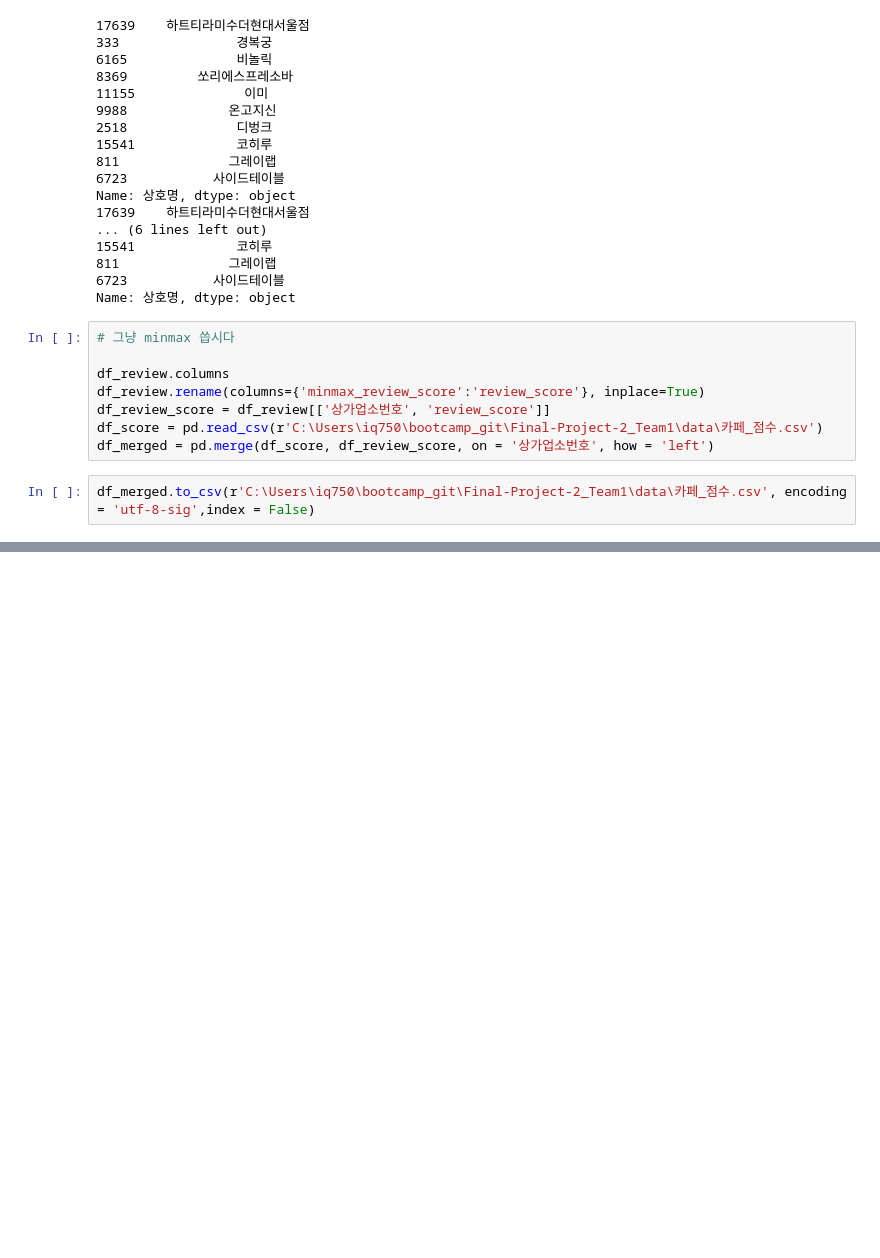
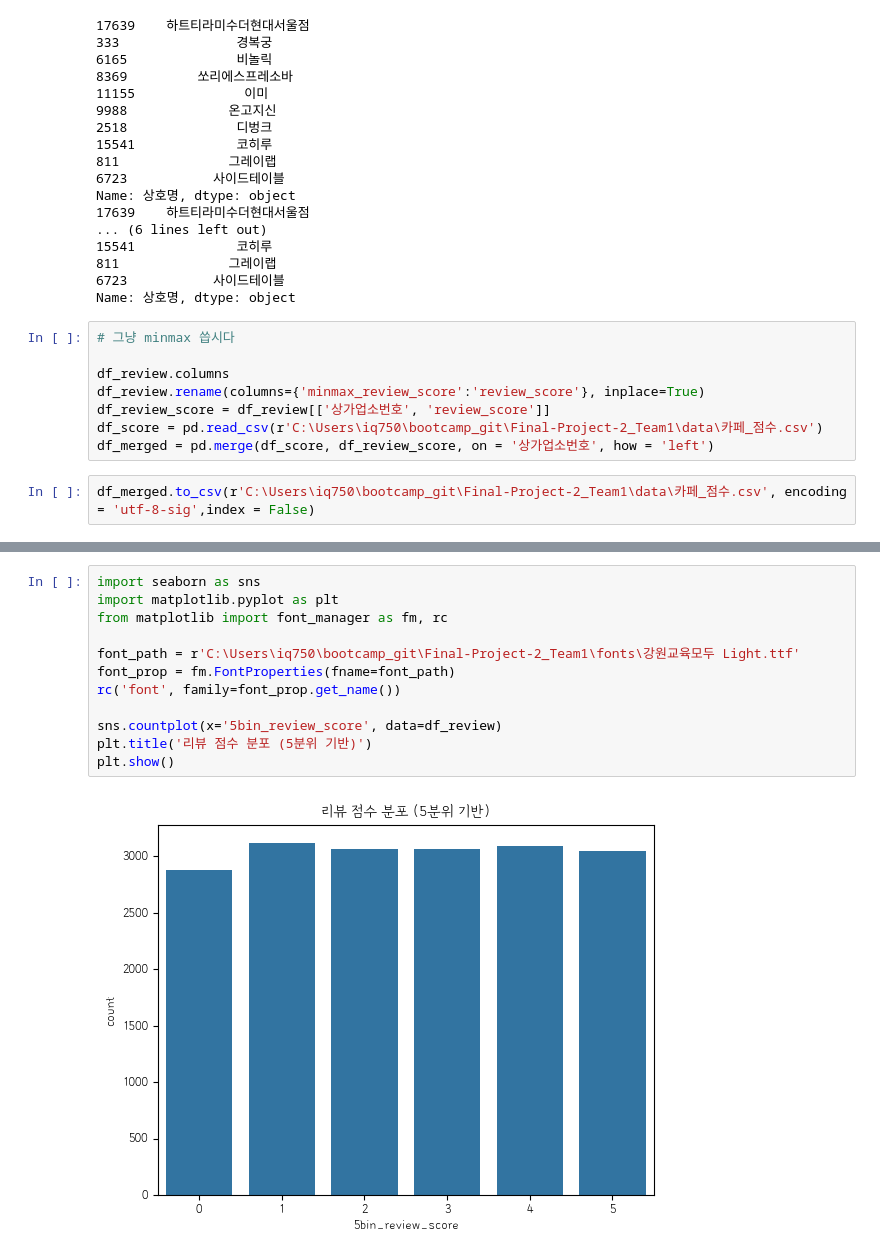
Before and after one commit to kdt-DA-bootcamp/Final-Project-2_Team1, a Jupyter notebook: code/rating_analysis.ipynb, the cells around one changed output, grey strips where cells are left out. Drawn from its saved outputs; the diff is of its cells as text; blank space fills up the shorter version.

```diff
--- a/code/rating_analysis.ipynb
+++ b/code/rating_analysis.ipynb
@@ -289,0 +332,14 @@ df_merged.to_csv(r'C:\Users\iq750\bootcamp_git\Final-Project-2_Team1\data\카페
+# %%
+import seaborn as sns
+import matplotlib.pyplot as plt
+from matplotlib import font_manager as fm, rc
+
+font_path = r'C:\Users\iq750\bootcamp_git\Final-Project-2_Team1\fonts\강원교육모두 Light.ttf'
+font_prop = fm.FontProperties(fname=font_path)
+rc('font', family=font_prop.get_name())
+
+sns.countplot(x='5bin_review_score', data=df_review)
+plt.title('리뷰 점수 분포 (5분위 기반)')
+plt.show()
+# %% [output]
+[figure, added]
```
Also changed, not shown: parts of 1 cell of this notebook, 11 other files.
